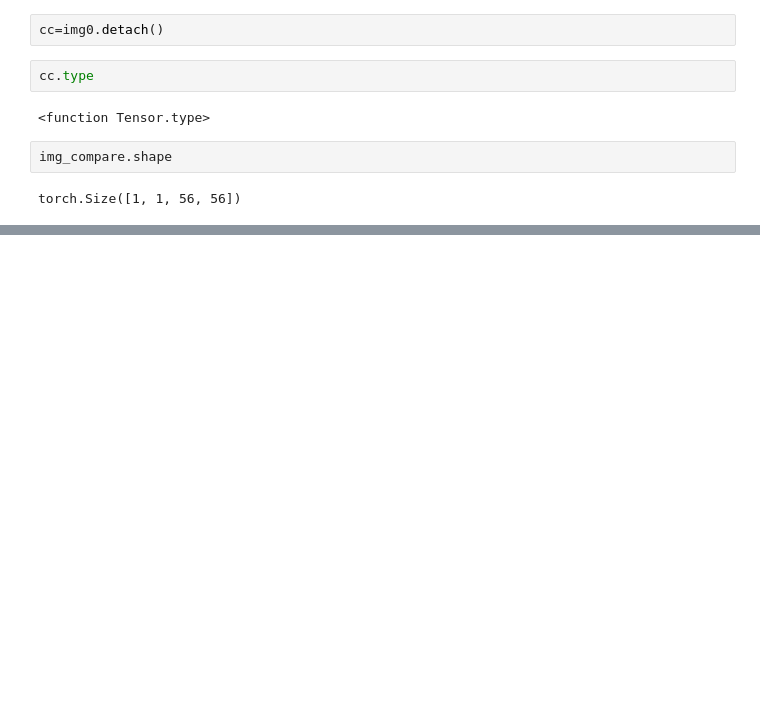
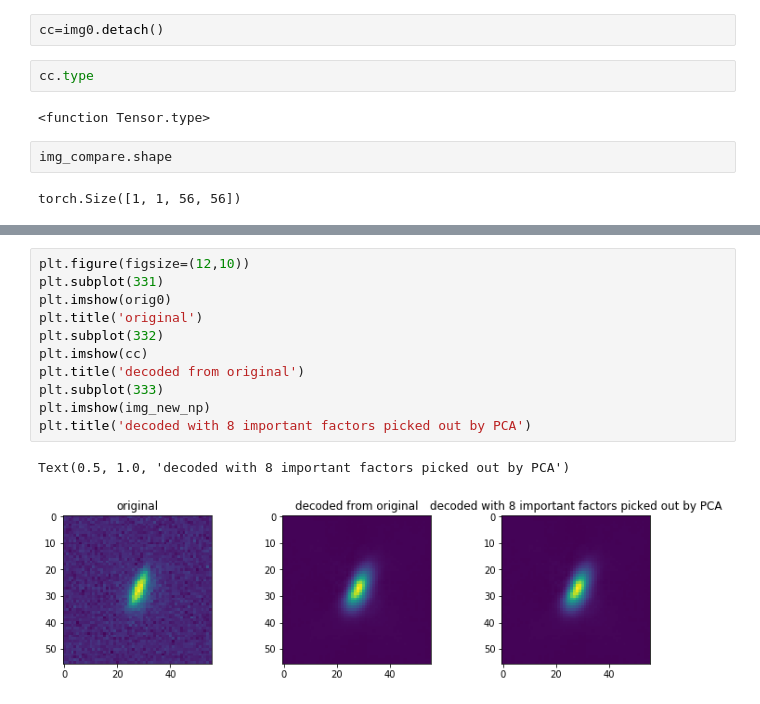
Before and after one commit to JunYinDM/GalaxyGenerativeModel, a Jupyter notebook: PickOut.ipynb, the cells around one changed output, grey strips where cells are left out. Cells and saved outputs as stored; diff of their text form; blank space fills up the shorter version.

```diff
--- a/PickOut.ipynb
+++ b/PickOut.ipynb
@@ -313,0 +306,14 @@ torch.Size([1, 1, 56, 56])
+# %%
+plt.figure(figsize=(12,10))
+plt.subplot(331)
+plt.imshow(orig0)
+plt.title('original')
+plt.subplot(332)
+plt.imshow(cc)
+plt.title('decoded from original')
+plt.subplot(333)
+plt.imshow(img_new_np)
+plt.title('decoded with 8 important factors picked out by PCA')
+# %% [output]
+Text(0.5, 1.0, 'decoded with 8 important factors picked out by PCA')
+[figure, added]
```
Also changed, not shown: parts of 7 cells of this notebook, 1 other file.
